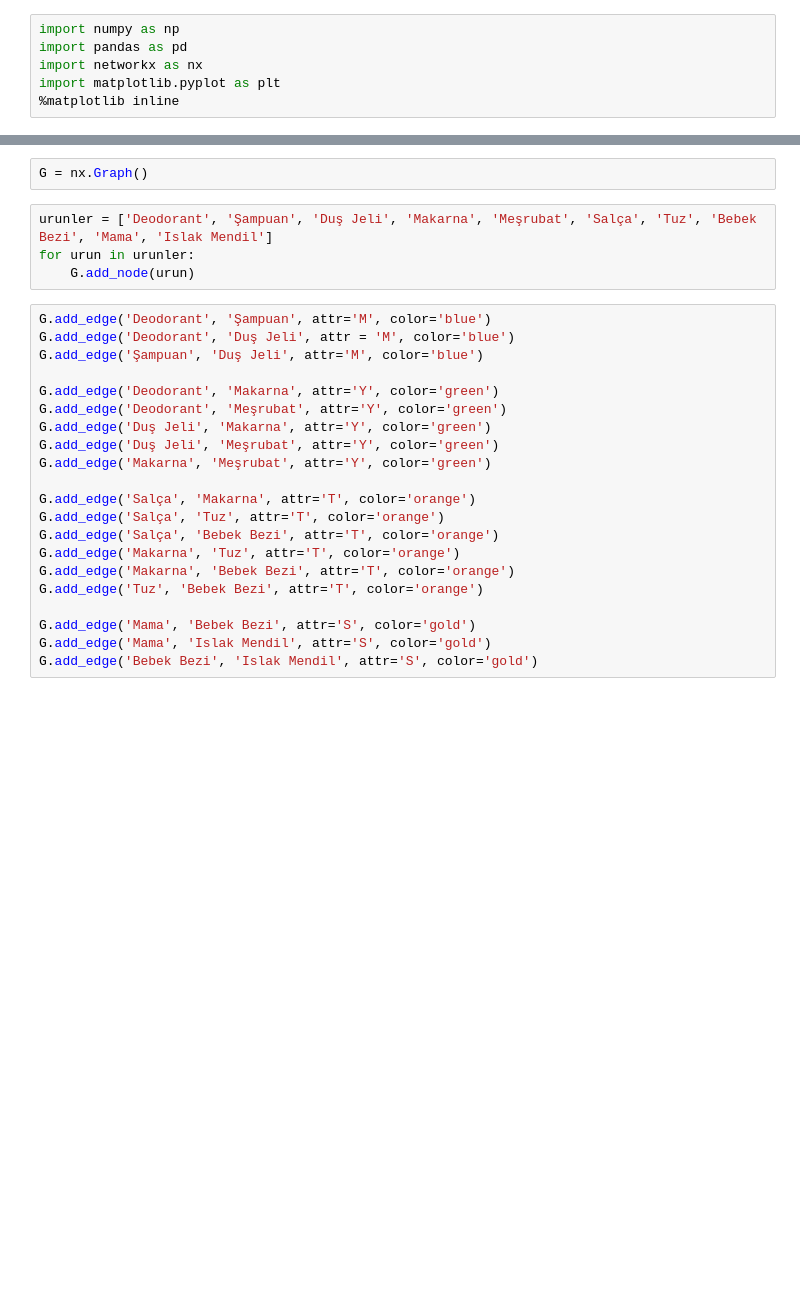
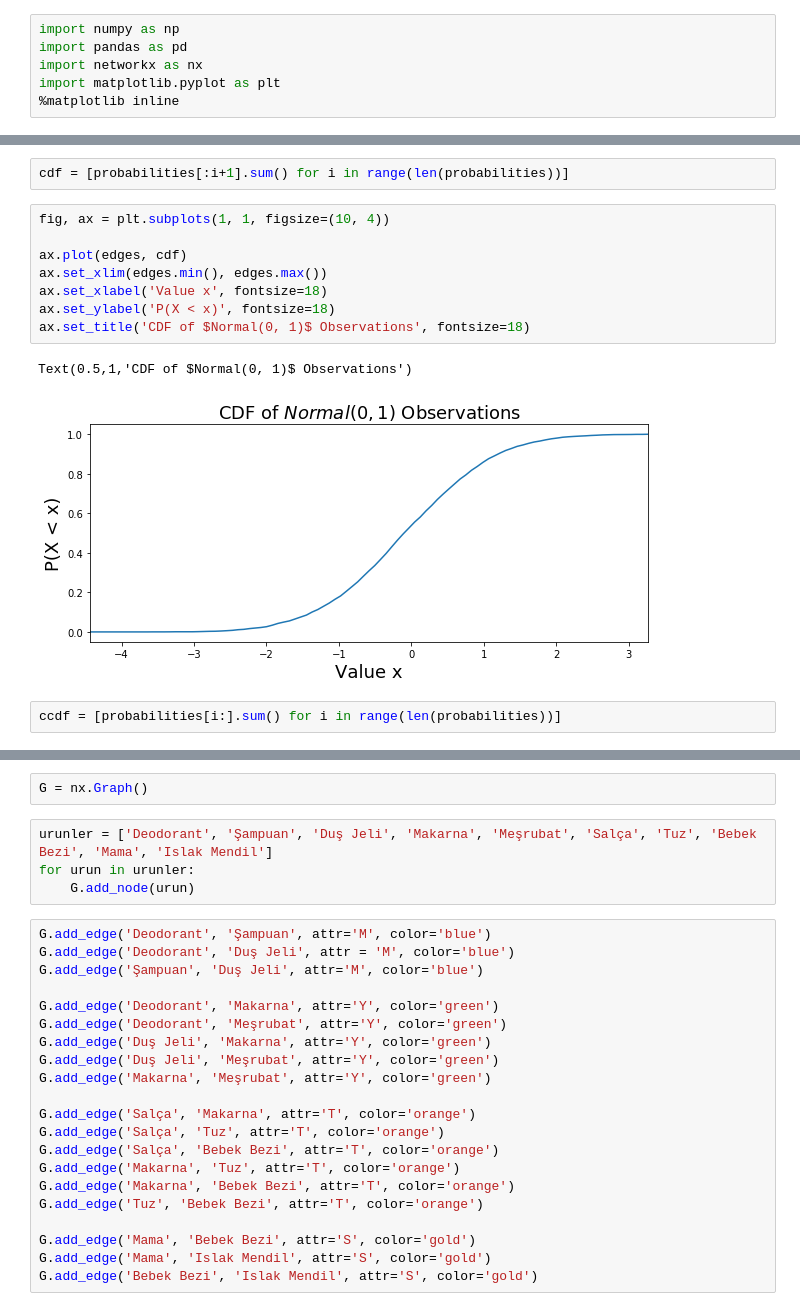
Before and after one commit to egemensert/Network-Tutorials, a Jupyter notebook: gun_iki.ipynb, the cells around one changed output, grey strips where cells are left out. Cells and saved outputs as stored; diff of their text form; blank space fills up the shorter version.

```diff
--- a/gun_iki.ipynb
+++ b/gun_iki.ipynb
@@ -6,0 +35,15 @@ import matplotlib.pyplot as plt
+# %%
+cdf = [probabilities[:i+1].sum() for i in range(len(probabilities))]
+# %%
+fig, ax = plt.subplots(1, 1, figsize=(10, 4))
+
+ax.plot(edges, cdf)
+ax.set_xlim(edges.min(), edges.max())
+ax.set_xlabel('Value x', fontsize=18)
+ax.set_ylabel('P(X < x)', fontsize=18)
+ax.set_title('CDF of $Normal(0, 1)$ Observations', fontsize=18)
+# %% [output]
+Text(0.5,1,'CDF of $Normal(0, 1)$ Observations')
+[figure, added]
+# %%
+ccdf = [probabilities[i:].sum() for i in range(len(probabilities))]
```
Also changed, not shown: parts of 16 cells of this notebook, 1 other file.
